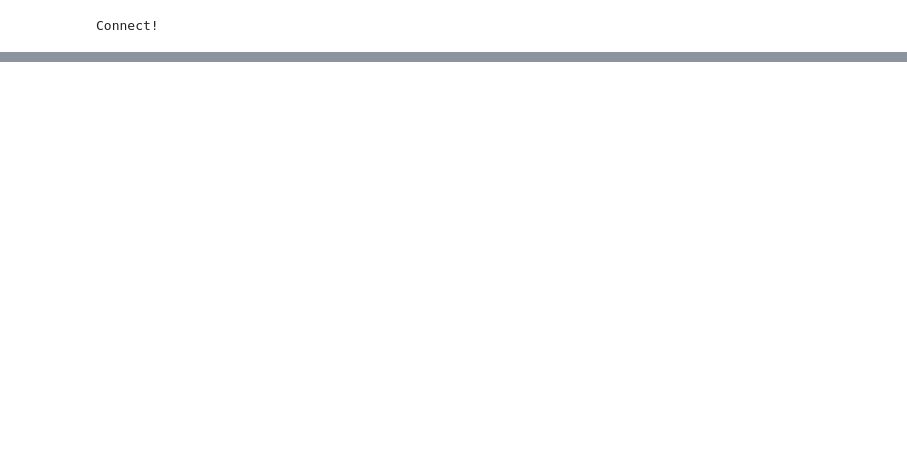
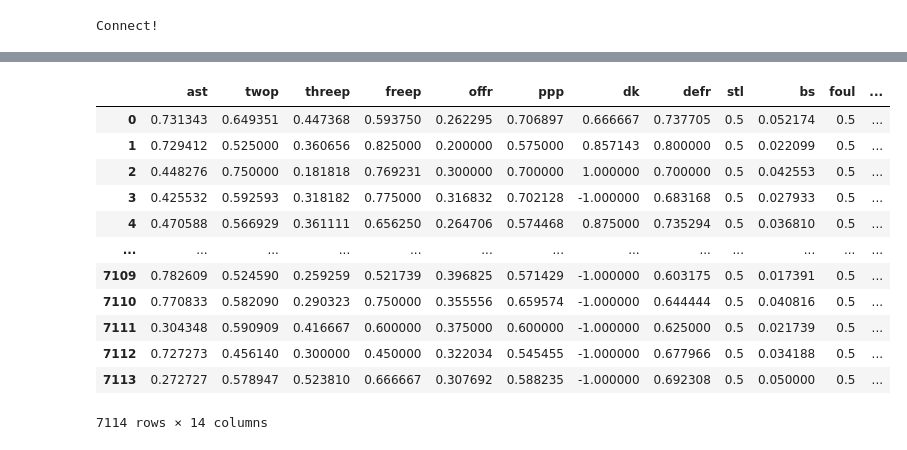
Before and after one commit to GrulsuitG/KBLPredict, a Jupyter notebook: Crawling/model.ipynb, the cells around one changed output, grey strips where cells are left out. Drawn from its saved outputs; the diff is of its cells as text; code cells hidden in the pictures; blank space fills up the shorter version.

```diff
--- a/Crawling/model.ipynb
+++ b/Crawling/model.ipynb
@@ -289 +409,19 @@ data.to_csv("player_model")
+# %%
+# data1 = result.replace(0, 0.1)
+data1 = result.fillna(-1)
+data1
+# %% [output]
+|  | ast | twop | threep | freep | offr | ppp | dk | defr | stl | bs | foul | ... |
+| 0 | 0.731343 | 0.649351 | 0.447368 | 0.593750 | 0.262295 | 0.706897 | 0.666667 | 0.737705 | 0.5 | 0.052174 | 0.5 | ... |
+| 1 | 0.729412 | 0.525000 | 0.360656 | 0.825000 | 0.200000 | 0.575000 | 0.857143 | 0.800000 | 0.5 | 0.022099 | 0.5 | ... |
+| 2 | 0.448276 | 0.750000 | 0.181818 | 0.769231 | 0.300000 | 0.700000 | 1.000000 | 0.700000 | 0.5 | 0.042553 | 0.5 | ... |
+| 3 | 0.425532 | 0.592593 | 0.318182 | 0.775000 | 0.316832 | 0.702128 | -1.000000 | 0.683168 | 0.5 | 0.027933 | 0.5 | ... |
+| 4 | 0.470588 | 0.566929 | 0.361111 | 0.656250 | 0.264706 | 0.574468 | 0.875000 | 0.735294 | 0.5 | 0.036810 | 0.5 | ... |
+| ... | ... | ... | ... | ... | ... | ... | ... | ... | ... | ... | ... | ... |
+| 7109 | 0.782609 | 0.524590 | 0.259259 | 0.521739 | 0.396825 | 0.571429 | -1.000000 | 0.603175 | 0.5 | 0.017391 | 0.5 | ... |
+| 7110 | 0.770833 | 0.582090 | 0.290323 | 0.750000 | 0.355556 | 0.659574 | -1.000000 | 0.644444 | 0.5 | 0.040816 | 0.5 | ... |
+| 7111 | 0.304348 | 0.590909 | 0.416667 | 0.600000 | 0.375000 | 0.600000 | -1.000000 | 0.625000 | 0.5 | 0.021739 | 0.5 | ... |
+| 7112 | 0.727273 | 0.456140 | 0.300000 | 0.450000 | 0.322034 | 0.545455 | -1.000000 | 0.677966 | 0.5 | 0.034188 | 0.5 | ... |
+| 7113 | 0.272727 | 0.578947 | 0.523810 | 0.666667 | 0.307692 | 0.588235 | -1.000000 | 0.692308 | 0.5 | 0.050000 | 0.5 | ... |
+7114 rows × 14 columns
 # %%
```
Also changed, not shown: parts of 18 cells of this notebook, 1 other file.
